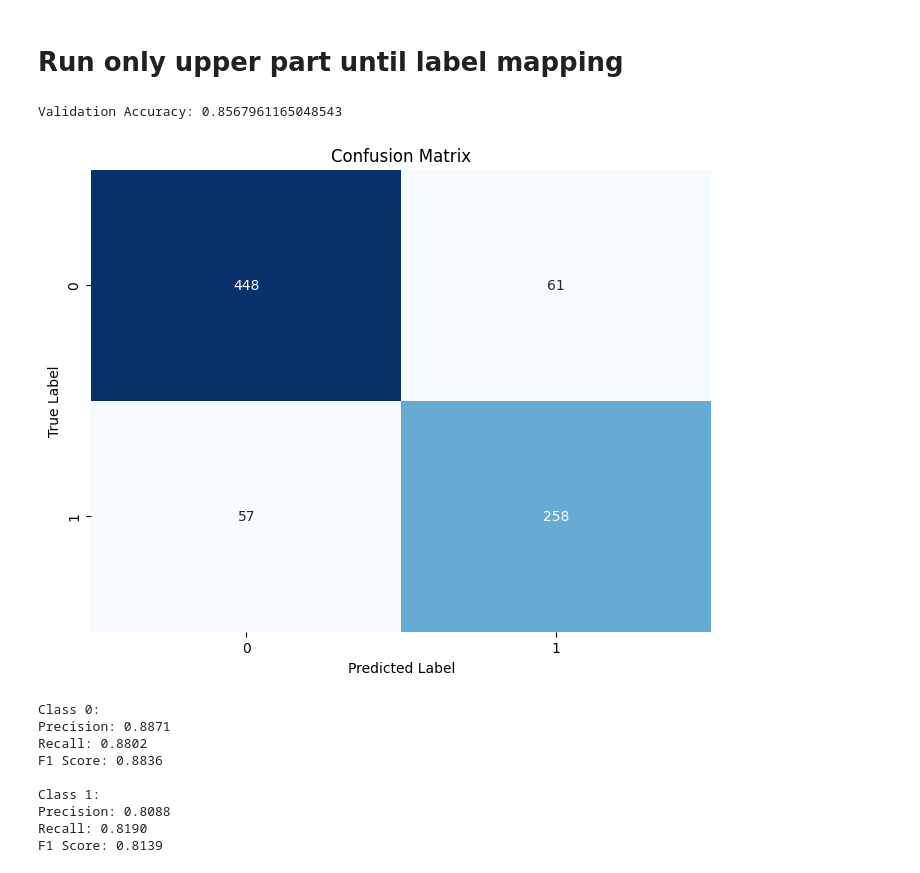
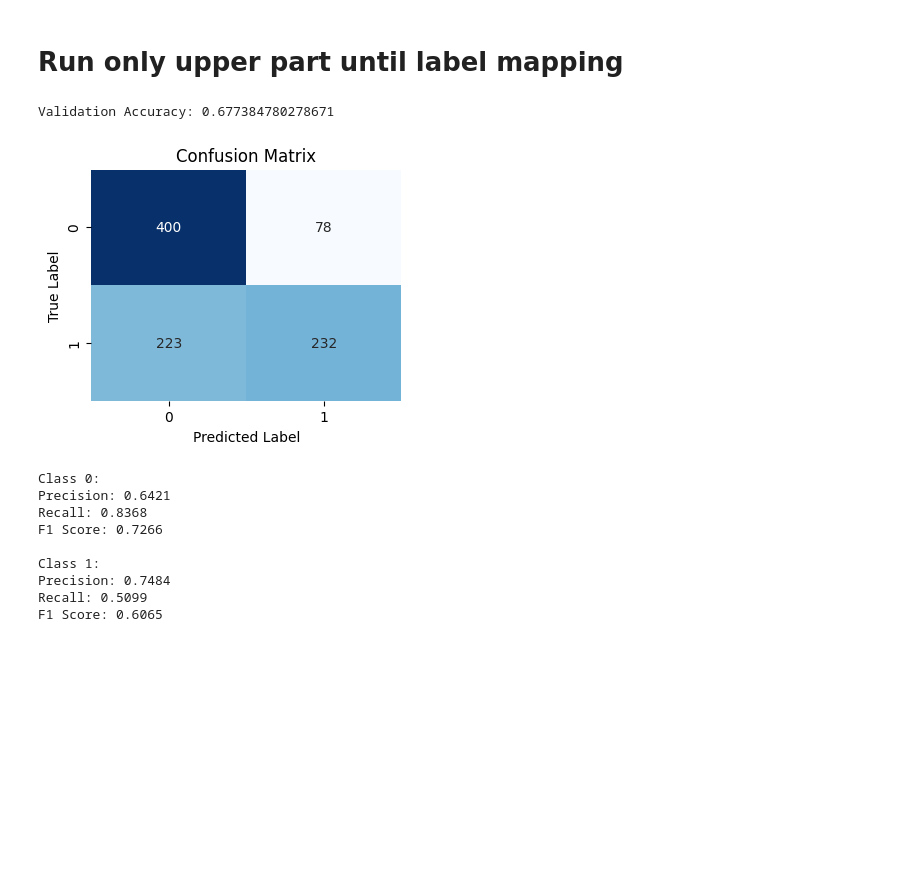
Before and after one commit to Wi-Protect/ML, a Jupyter notebook: Comparison/trainSVM.ipynb, the cells around one changed output. Drawn from its saved outputs; the diff is of its cells as text; code cells hidden in the pictures; blank space fills up the shorter version.

```diff
--- a/Comparison/trainSVM.ipynb
+++ b/Comparison/trainSVM.ipynb
@@ -366,48 +366,48 @@ F1 Score: 0.7656
 # %% [markdown]
 # Run only upper part until label mapping
 # %%
-night_y_val = []
-night_y_pred = []
+day_y_val = []
+day_y_pred = []
 
 for i in range (len(y_pred)):
 	if y_val.iloc[i] != 5:
-		night_y_val.append(predictionMapping(y_val.iloc[i]))
+		day_y_val.append(predictionMapping(y_val.iloc[i]))
 		if y_pred[i] == 5:
-			night_y_pred.append(predictionMapping(0))
+			day_y_pred.append(predictionMapping(0))
 		else:
-			night_y_pred.append(predictionMapping(y_pred[i]))
+			day_y_pred.append(predictionMapping(y_pred[i]))
 # %%
 from sklearn import metrics
 
-accuracy = metrics.accuracy_score(night_y_pred, night_y_val)
+accuracy = metrics.accuracy_score(day_y_pred, day_y_val)
 print("Validation Accuracy:", accuracy)
 # %% [output]
-Validation Accuracy: 0.8567961165048543
+Validation Accuracy: 0.677384780278671
 # %%
 from sklearn.metrics import confusion_matrix
 from matplotlib import pyplot as plt
 import seaborn as sns
 
 # Generate the confusion matrix
-cm = confusion_matrix(night_y_val, night_y_pred)
+cm = confusion_matrix(day_y_val, day_y_pred)
 
 # Plot the confusion matrix using seaborn heatmap
-plt.figure(figsize=(8, 6))
+plt.figure(figsize=(4, 3))
 sns.heatmap(cm, annot=True, fmt="d", cmap="Blues", cbar=False)
 plt.title("Confusion Matrix")
 plt.xlabel("Predicted Label")
 plt.ylabel("True Label")
 plt.show()
 # %% [output]
-[figure, old version]
+[figure, new version]
 # %%
 from sklearn.metrics import precision_score, recall_score, f1_score
 
 # Assuming you have true labels (y_actual) and predicted labels (y_pred)
 # For each class (0, 1, 2, 3), calculate precision, recall, and F1 score
-precision = precision_score(night_y_val, night_y_pred, average=None)
-recall = recall_score(night_y_val, night_y_pred, average=None)
-f1 = f1_score(night_y_val, night_y_pred, average=None)
+precision = precision_score(day_y_val, day_y_pred, average=None)
+recall = recall_score(day_y_val, day_y_pred, average=None)
+f1 = f1_score(day_y_val, day_y_pred, average=None)
 
 # Print results for each class
 for class_label in range(2):
@@ -417,11 +417,11 @@ for class_label in range(2):
     print(f"F1 Score: {f1[class_label]:.4f}\n")
 # %% [output]
 Class 0:
-Precision: 0.8871
-Recall: 0.8802
-F1 Score: 0.8836
+Precision: 0.6421
+Recall: 0.8368
+F1 Score: 0.7266
 
 Class 1:
-Precision: 0.8088
-Recall: 0.8190
-F1 Score: 0.8139
+Precision: 0.7484
+Recall: 0.5099
+F1 Score: 0.6065
```
Also changed, not shown: parts of 7 cells of this notebook.
